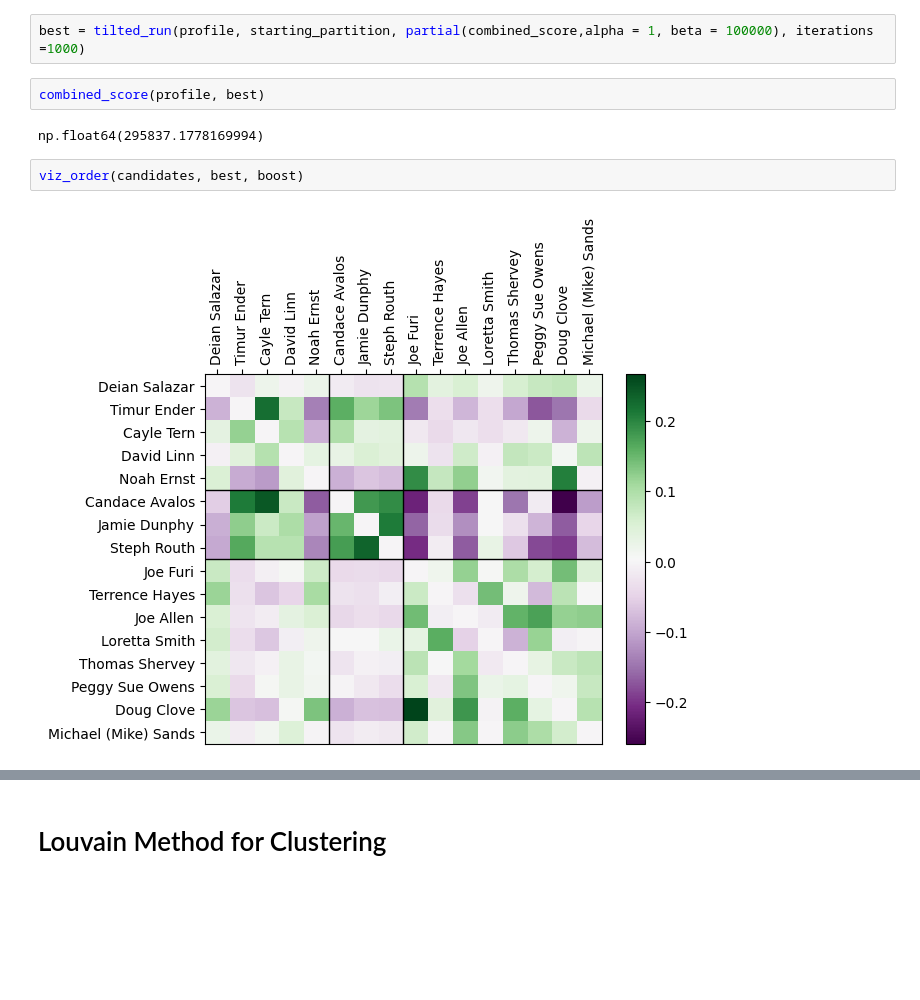
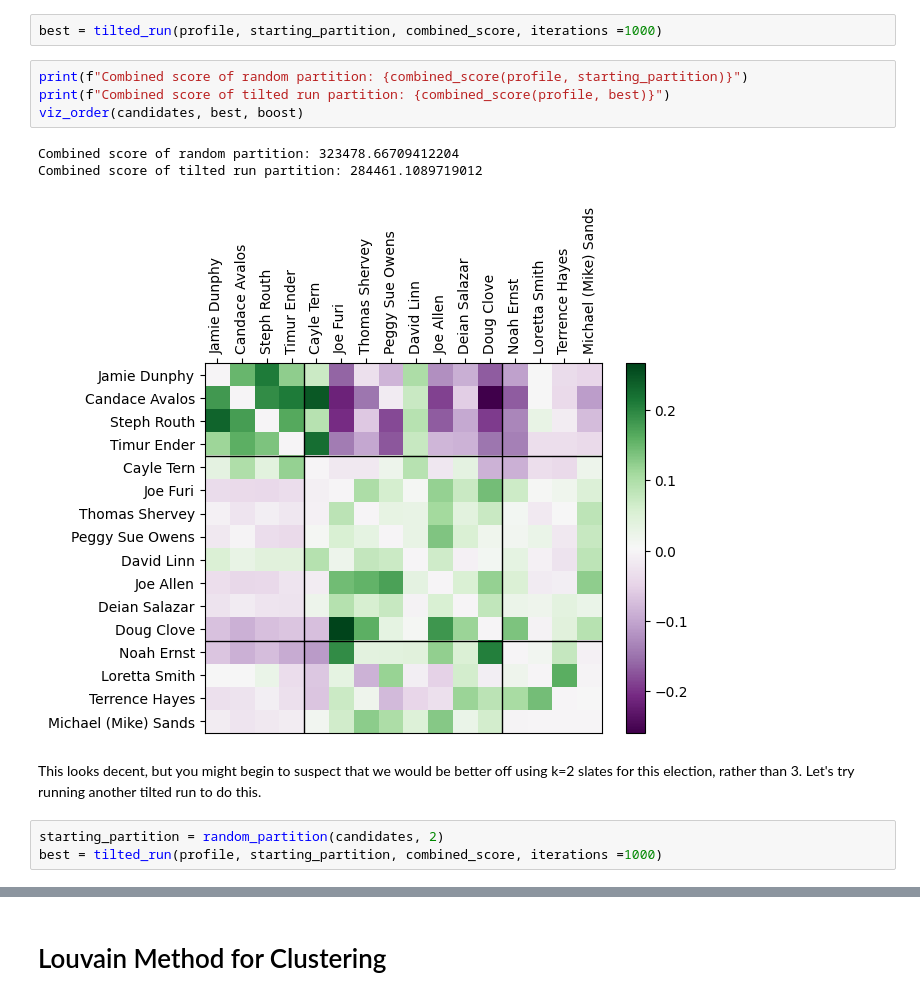
Before and after one commit to mcontrerassc/candidate_matrices, a Jupyter notebook: demo.ipynb, the cells around one changed output, grey strips where cells are left out. Cells and saved outputs as stored; diff of their text form; blank space fills up the shorter version.

```diff
--- a/demo.ipynb
+++ b/demo.ipynb
@@ -42,10 +63,15 @@ print(cut_score(profile, starting_partition), 10000*relative_size_score(profile,
 # %%
-best = tilted_run(profile, starting_partition, partial(combined_score,alpha = 1, beta = 100000), iterations =1000)
+best = tilted_run(profile, starting_partition, combined_score, iterations =1000)
 # %%
-combined_score(profile, best)
+print(f"Combined score of random partition: {combined_score(profile, starting_partition)}")
+print(f"Combined score of tilted run partition: {combined_score(profile, best)}")
+viz_order(candidates, best, boost)
 # %% [output]
-np.float64(295837.1778169994)
+Combined score of random partition: 323478.66709412204
+Combined score of tilted run partition: 284461.1089719012
+[figure, added]
+# %% [markdown]
+This looks decent, but you might begin to suspect that we would be better off using k=2 slates for this election, rather than 3. Let's try running another tilted run to do this.
 # %%
-viz_order(candidates, best, boost)
+starting_partition = random_partition(candidates, 2)
+best = tilted_run(profile, starting_partition, combined_score, iterations =1000)
-# %% [output]
-[figure, removed]
```
Also changed, not shown: parts of 21 cells of this notebook.
